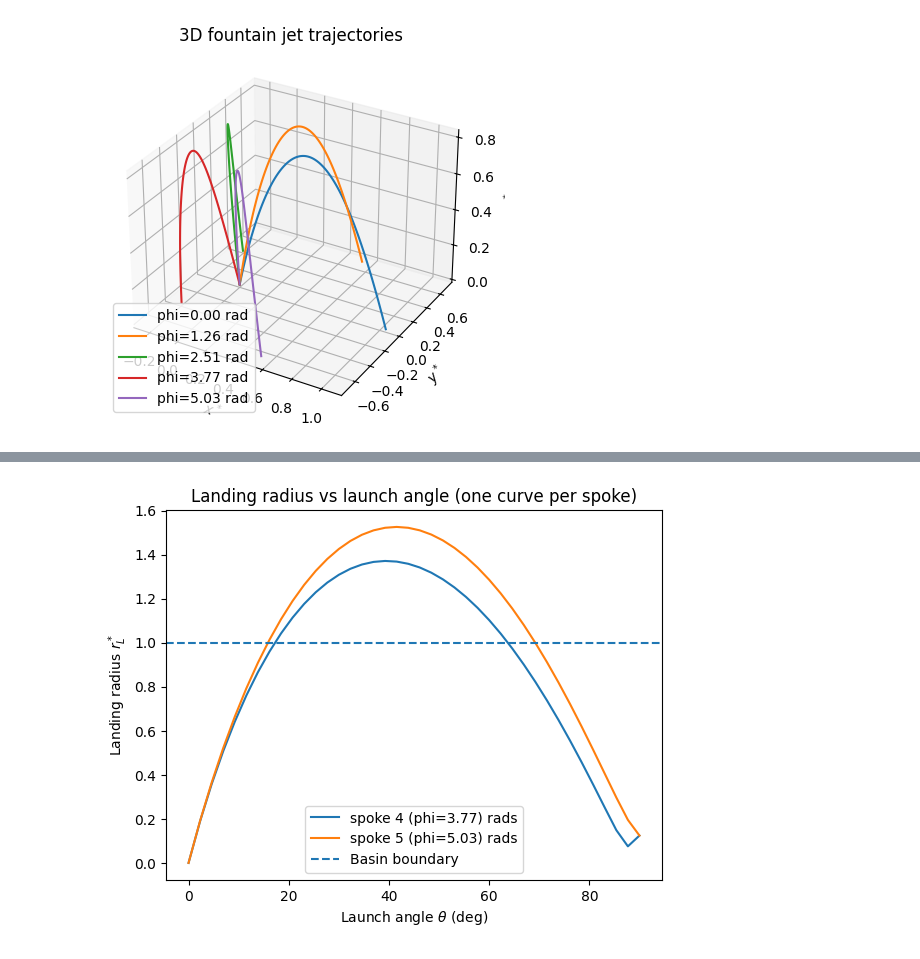
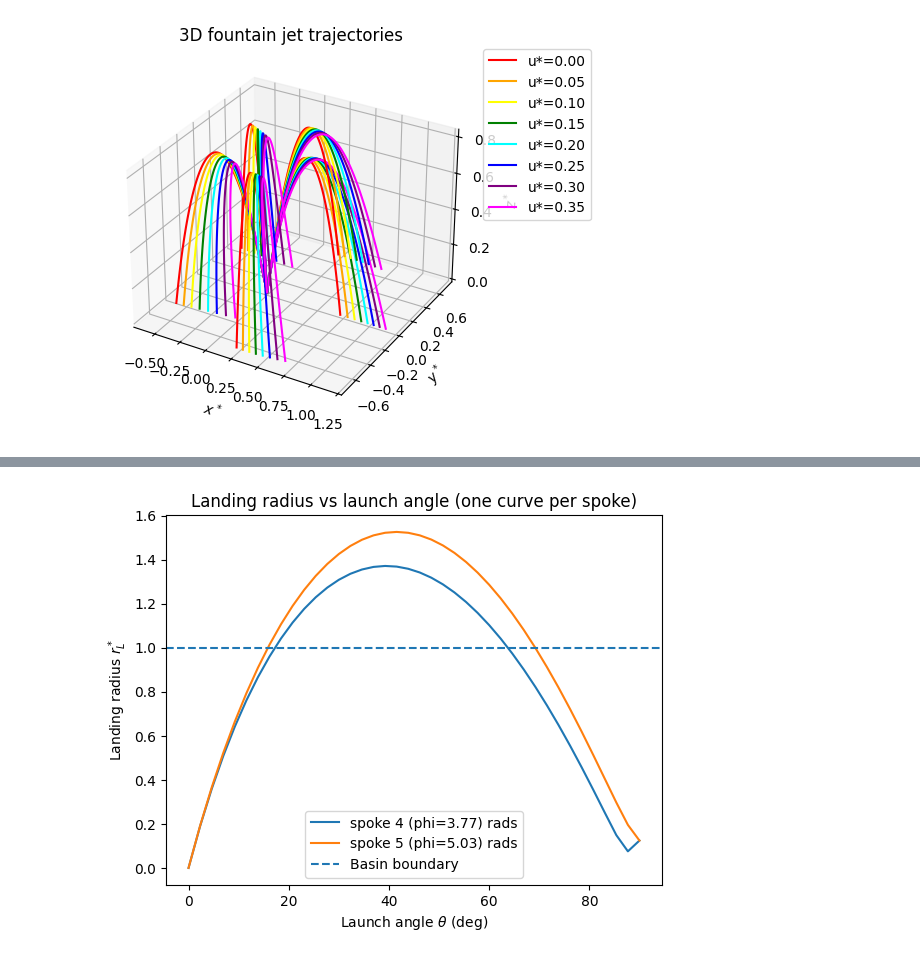
Before and after one commit to pavitra1905/FountainTrajectory, a Jupyter notebook: Pavitra_FT-Copy1-Tia_Edit.ipynb, the cells around one changed output, grey strips where cells are left out. Cells and saved outputs as stored; diff of their text form; code cells hidden in the pictures.

```diff
--- a/Pavitra_FT-Copy1-Tia_Edit.ipynb
+++ b/Pavitra_FT-Copy1-Tia_Edit.ipynb
@@ -109,14 +119,20 @@ plt.show()
 # %%
 plt.figure()
-for p in phi:
-    sol, _ = simulate(theta, p, Gamma, Lambda, winds)
-    if sol is not None:
-        plt.plot(sol.y[1], sol.y[2],
-                 label=f"phi={p['phi']:.2f} rad")
+for i, p in enumerate(phi):
+    for j, w in enumerate(winds):
+        sol, _ = simulate(theta, p, Gamma, Lambda, w)
+        if sol is not None:
+            if i == 0:
+                plt.plot(sol.y[1], sol.y[2], color=colors[j],
+                        label=f"u*={w['u_star'][0]:.2f}")
+            else:
+                plt.plot(sol.y[1], sol.y[2], color=colors[j])
 
 plt.xlabel(r"$x^*$")
 plt.ylabel(r"$z^*$")
 plt.title("Jet trajectories under increasing wind")
-plt.legend()
+plt.legend(loc="upper left",
+    bbox_to_anchor=(1.02, 1.0),
+    borderaxespad=0.0)
 plt.show()
 # %% [output]
@@ -124,24 +140,36 @@ plt.show()
 # %%
 fig = plt.figure()
 ax = fig.add_subplot(111, projection="3d")
 
-for p in phi:
-    sol, _ = simulate(theta, p, Gamma, Lambda, winds)
-    if sol is not None:
-        ax.plot(
-            sol.y[0],  # x*
-            sol.y[1],  # y*
-            sol.y[2],  # z*
-            label=f"phi={p['phi']:.2f} rad"
-        )
+for i, p in enumerate(phi):
+    for j, w in enumerate(winds):
+        sol, _ = simulate(theta, p, Gamma, Lambda, w)
+        if sol is not None:
+            if i == 0:
+                ax.plot(
+                    sol.y[0],  # x*
+                    sol.y[1],  # y*
+                    sol.y[2],  # z*
+                    color=colors[j],
+                    label=f"u*={w['u_star'][0]:.2f}"
+                )
+            else:
+                ax.plot(
+                    sol.y[0],  # x*
+                    sol.y[1],  # y*
+                    sol.y[2],  # z*
+                    color=colors[j],
+                )
 
 ax.set_xlabel(r"$x^*$")
 ax.set_ylabel(r"$y^*$")
 ax.set_zlabel(r"$z^*$")
 ax.set_title("3D fountain jet trajectories")
-ax.legend()
+ax.legend(loc="upper left",
+    bbox_to_anchor=(1.02, 1.0),
+    borderaxespad=0.0)
 
 plt.show()
 # %% [output]
-[figure, old version]
+[figure, new version]
 # %%
```
Also changed, not shown: parts of 9 cells of this notebook.
